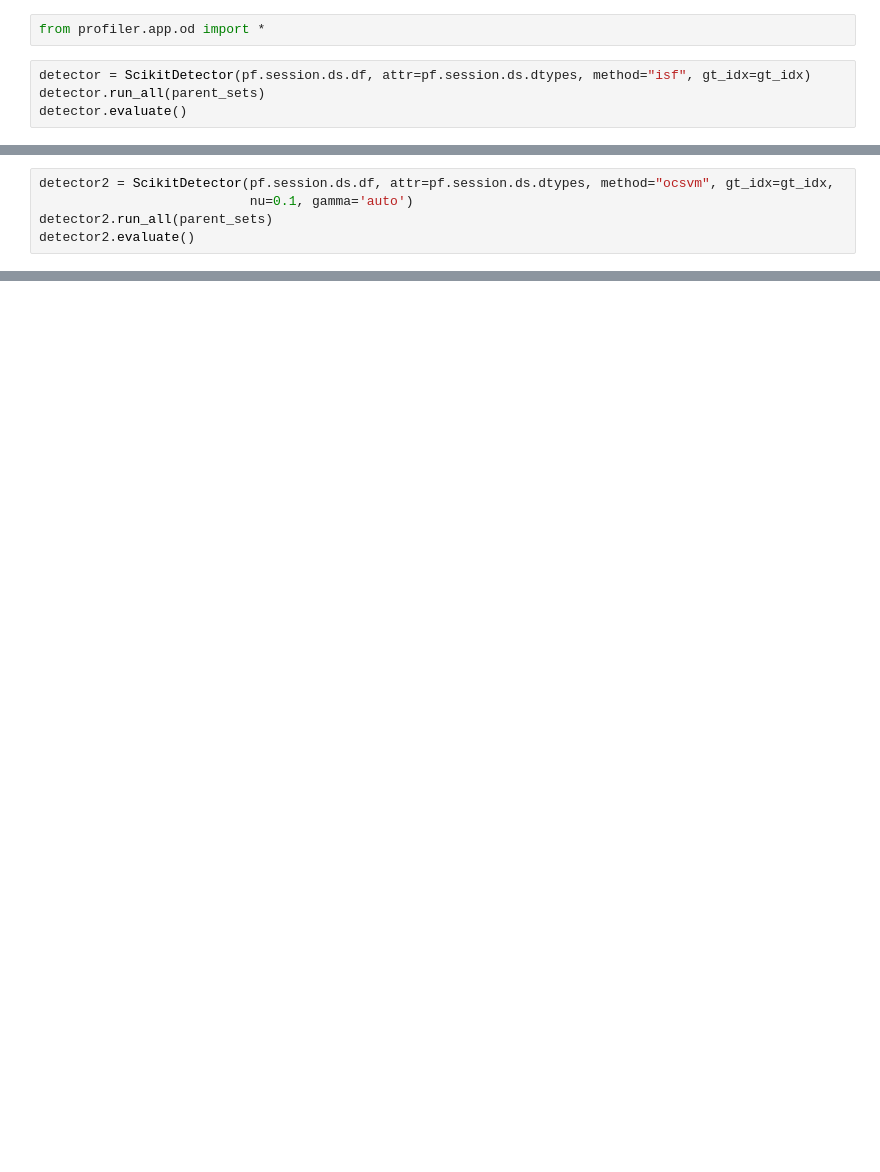
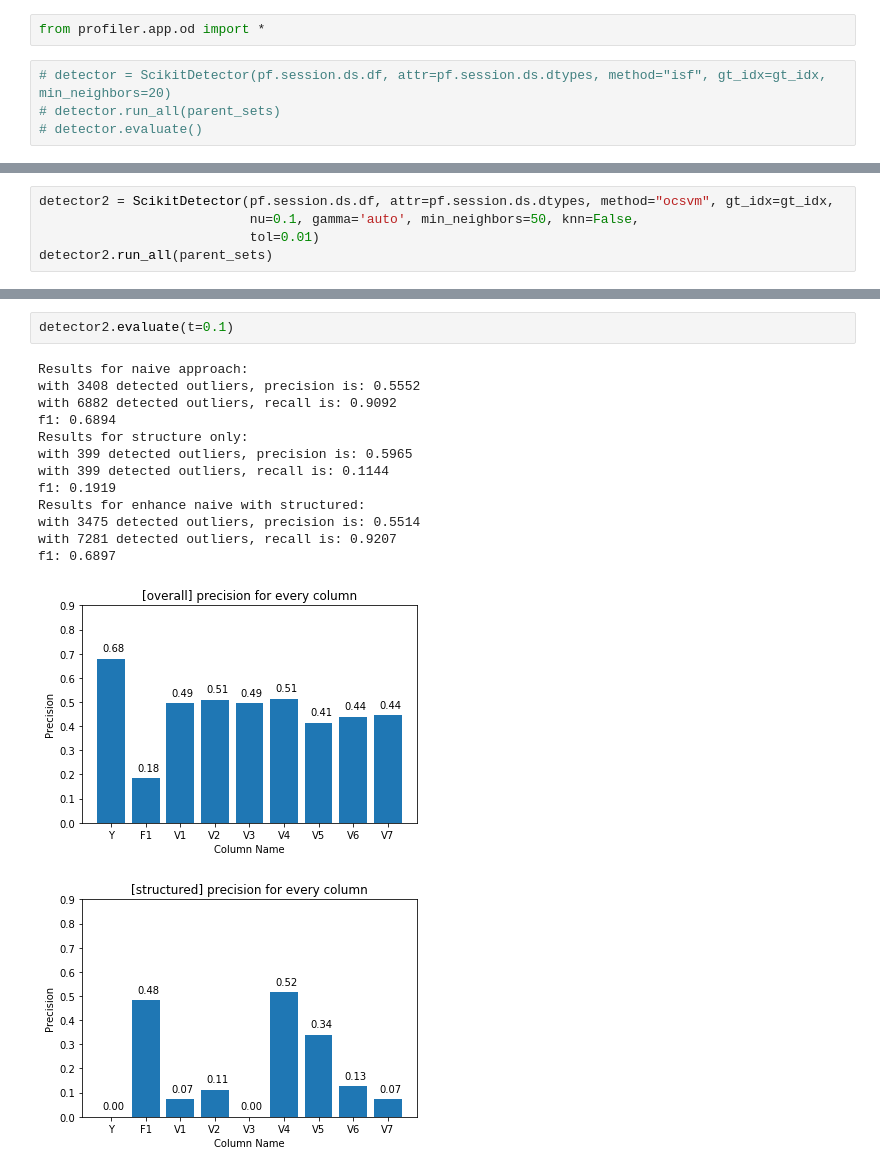
Before and after one commit to sis-ethz/Profiler-Public, a Jupyter notebook: tutorials/Tutorial5_OD_abalone.ipynb, the cells around one changed output, grey strips where cells are left out. Cells and saved outputs as stored; diff of their text form; blank space fills up the shorter version.

```diff
--- a/tutorials/Tutorial5_OD_abalone.ipynb
+++ b/tutorials/Tutorial5_OD_abalone.ipynb
@@ -144,6 +150,6 @@ pf.session.timer.get_stat()
 # %%
 from profiler.app.od import *
 # %%
-detector = ScikitDetector(pf.session.ds.df, attr=pf.session.ds.dtypes, method="isf", gt_idx=gt_idx)
-detector.run_all(parent_sets)
-detector.evaluate()
+# detector = ScikitDetector(pf.session.ds.df, attr=pf.session.ds.dtypes, method="isf", gt_idx=gt_idx, min_neighbors=20)
+# detector.run_all(parent_sets)
+# detector.evaluate()
@@ -174,6 +156,6 @@ f1: 0.4131
 # %%
 detector2 = ScikitDetector(pf.session.ds.df, attr=pf.session.ds.dtypes, method="ocsvm", gt_idx=gt_idx,
-                           nu=0.1, gamma='auto')
+                           nu=0.1, gamma='auto', min_neighbors=50, knn=False,
+                           tol=0.01)
 detector2.run_all(parent_sets)
-detector2.evaluate()
 # %% [output]
@@ -202,0 +175,17 @@ f1: 0.6894
+# %%
+detector2.evaluate(t=0.1)
+# %% [output]
+Results for naive approach:
+with 3408 detected outliers, precision is: 0.5552
+with 6882 detected outliers, recall is: 0.9092
+f1: 0.6894
+Results for structure only:
+with 399 detected outliers, precision is: 0.5965
+with 399 detected outliers, recall is: 0.1144
+f1: 0.1919
+Results for enhance naive with structured:
+with 3475 detected outliers, precision is: 0.5514
+with 7281 detected outliers, recall is: 0.9207
+f1: 0.6897
+[figure, added]
+[figure, added]
```
Also changed, not shown: parts of 12 cells of this notebook, 3 other files.
